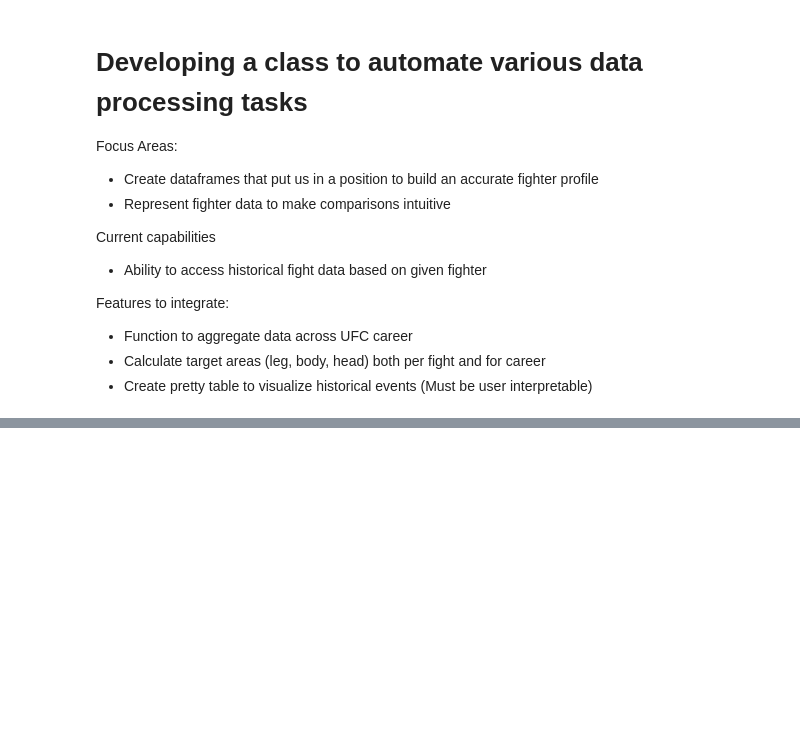
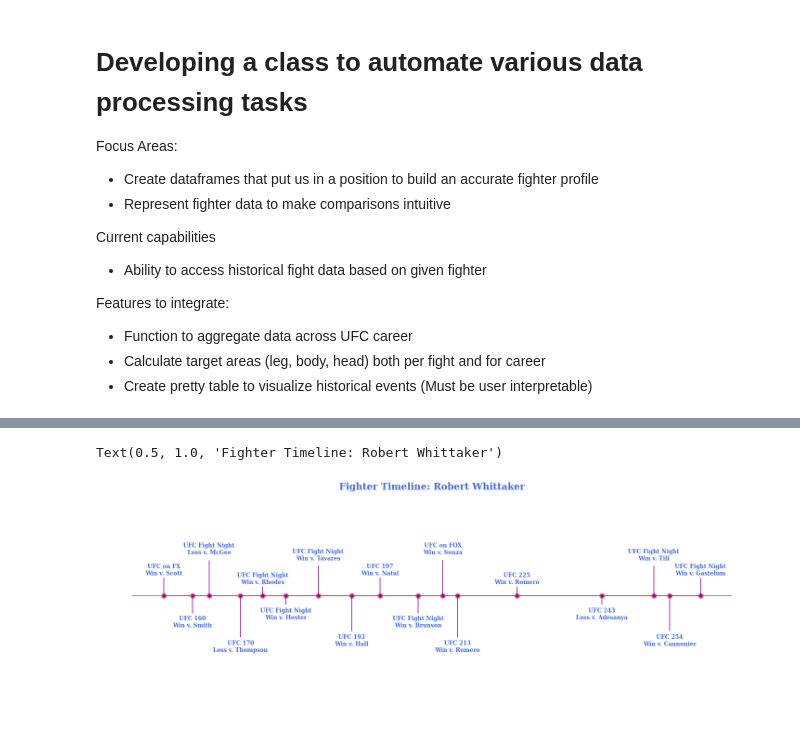
Before and after one commit to ayanga1998/UFC_Dashboard, a Jupyter notebook: Data_Analysis.ipynb, the cells around one changed output, grey strips where cells are left out. Cells and saved outputs as stored; diff of their text form; code cells hidden in the pictures; blank space fills up the shorter version.

Commit message:
Add timeline plotsfrom Friday

```diff
--- a/Data_Analysis.ipynb
+++ b/Data_Analysis.ipynb
@@ -104,0 +119,4 @@ UFC = Fighter_Data(df)
+# %%
+dom = Fighter_Data('Robert Whittaker')
+# %%
+data = dom.fight_data
@@ -104,0 +137,4 @@ UFC = Fighter_Data(df)
+# %%
+labels = [get_headline(data, i) for i in range(len(data))]
+
+print(labels)
@@ -104,0 +143,7 @@ UFC = Fighter_Data(df)
+# %%
+from datetime import date
+
+dates = [get_dates(data, i) for i in range(len(data))]
+min_date = date(np.min(dates).year - 1, np.min(dates).month, np.min(dates).day)
+max_date = date(np.max(dates).year + 1, np.max(dates).month, np.max(dates).day)
+dates
@@ -104,0 +189,29 @@ UFC = Fighter_Data(df)
+# %%
+fig, ax = plt.subplots(figsize=(20, 7), constrained_layout=True)
+_ = ax.set_ylim(-2, 1.75)
+_ = ax.set_xlim(min_date, max_date)
+_ = ax.axhline(0, xmin=0.05, xmax=0.95, c='deeppink', zorder=1)
+
+_ = ax.scatter(dates, np.zeros(len(dates)), s=120, c='palevioletred', zorder=2)
+_ = ax.scatter(dates, np.zeros(len(dates)), s=30, c='darkmagenta', zorder=3)
+
+label_offsets = np.tile([0.35, -0.53, 0.7, -0.95, 0.2, -0.4, 0.6, -0.85], int(np.ceil(len(data)/8)))[:len(dates)]
+for i, (l, d) in enumerate(zip(labels, dates)):
+    _ = ax.text(d, label_offsets[i], l, ha='center', fontfamily='serif', fontweight='bold', color='royalblue',fontsize=12)
+
+stems = np.tile([0.3, -0.3, 0.6, -0.7, 0.15, -0.15, 0.5, -0.6], int(np.ceil(len(data)/8)))[:len(dates)]
+markerline, stemline, baseline = ax.stem(dates, stems, use_line_collection=True)
+_ = plt.setp(markerline, marker=',', color='darkmagenta')
+_ = plt.setp(stemline, color='darkmagenta')
+
+# hide lines around chart
+for spine in ["left", "top", "right", "bottom"]:
+    _ = ax.spines[spine].set_visible(False)
+#hide tick labels
+_ = ax.set_xticks([])
+_ = ax.set_yticks([])
+ax.set_title(f'Fighter Timeline: {data.fighter[0]}',fontweight="bold", fontfamily='serif', fontsize=20,
+                 color='royalblue')
+# %% [output]
+Text(0.5, 1.0, 'Fighter Timeline: Robert Whittaker')
+[figure, added]
```
Also changed, not shown: parts of 21 cells of this notebook, 5 other files.
